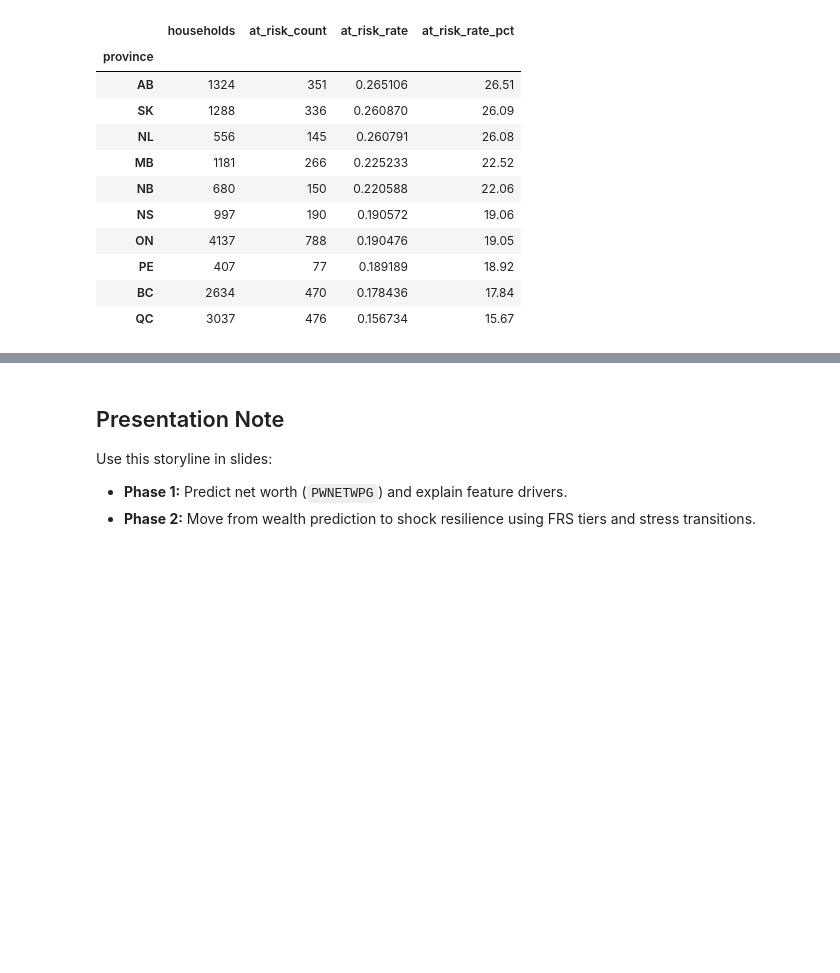
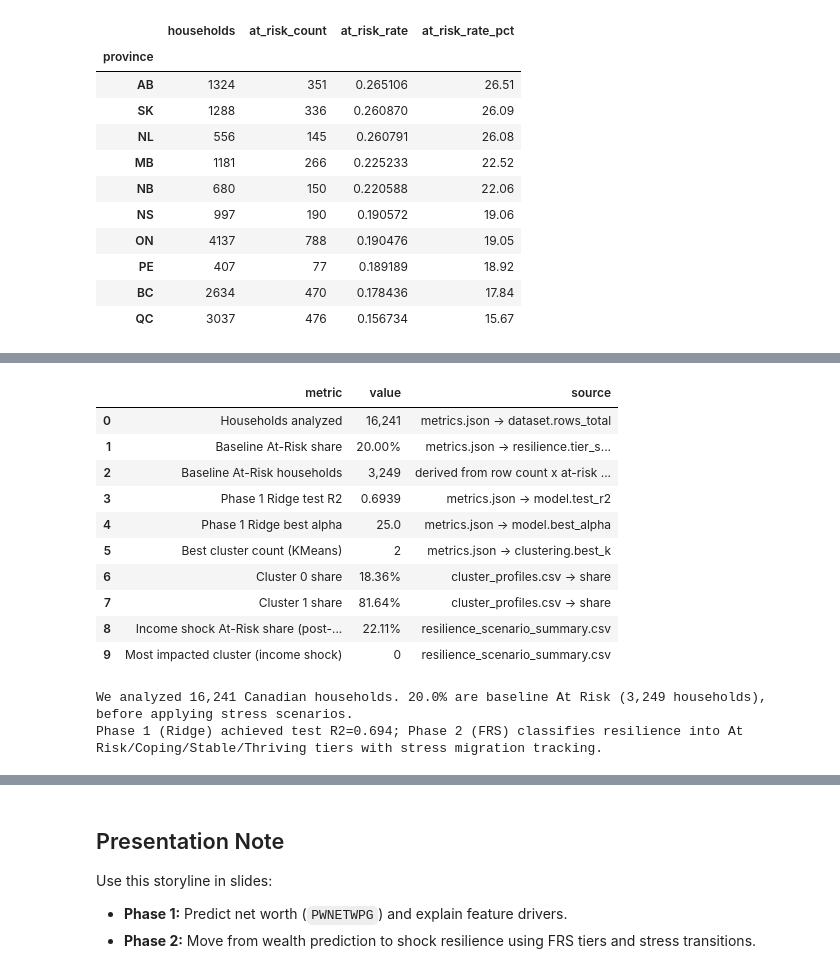
Before and after one commit to JeffMonk888/SSDC_Datathon, a Jupyter notebook: analysis/personal_finance_resilience_executed.ipynb, the cells around one changed output, grey strips where cells are left out. Saved outputs shown, nothing was run; the diff lists cells and outputs as text; code cells hidden in the pictures; blank space fills up the shorter version.

Commit message:
Update Jupyter all info for the slide presentation is here now

```diff
--- a/analysis/personal_finance_resilience_executed.ipynb
+++ b/analysis/personal_finance_resilience_executed.ipynb
@@ -261,0 +271,60 @@ at_risk_by_province
+# %%
+import json
+import pandas as pd
+
+metrics = json.loads((OUTPUT_DIR / 'metrics.json').read_text())
+cluster_profiles = pd.read_csv(OUTPUT_DIR / 'cluster_profiles.csv')
+scenario_summary = pd.read_csv(OUTPUT_DIR / 'resilience_scenario_summary.csv')
+
+rows_total = metrics['dataset']['rows_total']
+at_risk_share = metrics['resilience']['tier_shares']['At Risk']
+at_risk_count = round(rows_total * at_risk_share)
+
+cluster_share_map = dict(zip(cluster_profiles['CLUSTER'], cluster_profiles['share']))
+
+income_shock_row = scenario_summary.loc[scenario_summary['scenario'].str.contains('income_shock')].iloc[0]
+
+slide_facts = pd.DataFrame([
+    {'metric': 'Households analyzed', 'value': f"{rows_total:,}", 'source': 'metrics.json -> dataset.rows_total'},
+    {'metric': 'Baseline At-Risk share', 'value': f"{100*at_risk_share:.2f}%", 'source': 'metrics.json -> resilience.tier_shares.At Risk'},
+    {'metric': 'Baseline At-Risk households', 'value': f"{at_risk_count:,}", 'source': 'derived from row count x at-risk share'},
+    {'metric': 'Phase 1 Ridge test R2', 'value': f"{metrics['model']['test_r2']:.4f}", 'source': 'metrics.json -> model.test_r2'},
+    {'metric': 'Phase 1 Ridge best alpha', 'value': f"{metrics['model']['best_alpha']}", 'source': 'metrics.json -> model.best_alpha'},
+    {'metric': 'Best cluster count (KMeans)', 'value': f"{metrics['clustering']['best_k']}", 'source': 'metrics.json -> clustering.best_k'},
+    {'metric': 'Cluster 0 share', 'value': f"{100*cluster_share_map.get(0, float('nan')):.2f}%", 'source': 'cluster_profiles.csv -> share'},
+    {'metric': 'Cluster 1 share', 'value': f"{100*cluster_share_map.get(1, float('nan')):.2f}%", 'source': 'cluster_profiles.csv -> share'},
+    {'metric': 'Income shock At-Risk share (post-shock)', 'value': f"{100*income_shock_row['share_at_risk_post']:.2f}%", 'source': 'resilience_scenario_summary.csv'},
+    {'metric': 'Most impacted cluster (income shock)', 'value': f"{int(income_shock_row['most_impacted_cluster'])}", 'source': 'resilience_scenario_summary.csv'},
+])
+
+slide_facts
+# %% [output]
+|  | metric | value | source |
+| 0 | Households analyzed | 16,241 | metrics.json -> dataset.rows_total |
+| 1 | Baseline At-Risk share | 20.00% | metrics.json -> resilience.tier_s... |
+| 2 | Baseline At-Risk households | 3,249 | derived from row count x at-risk ... |
+| 3 | Phase 1 Ridge test R2 | 0.6939 | metrics.json -> model.test_r2 |
+| 4 | Phase 1 Ridge best alpha | 25.0 | metrics.json -> model.best_alpha |
+| 5 | Best cluster count (KMeans) | 2 | metrics.json -> clustering.best_k |
+| 6 | Cluster 0 share | 18.36% | cluster_profiles.csv -> share |
+| 7 | Cluster 1 share | 81.64% | cluster_profiles.csv -> share |
+| 8 | Income shock At-Risk share (post-... | 22.11% | resilience_scenario_summary.csv |
+| 9 | Most impacted cluster (income shock) | 0 | resilience_scenario_summary.csv |
+# %%
+headline = (
+    f"We analyzed {rows_total:,} Canadian households. "
+    f"{100*at_risk_share:.1f}% are baseline At Risk "
+    f"({at_risk_count:,} households), before applying stress scenarios."
+)
+
+phase_line = (
+    f"Phase 1 (Ridge) achieved test R2={metrics['model']['test_r2']:.3f}; "
+    f"Phase 2 (FRS) classifies resilience into At Risk/Coping/Stable/Thriving tiers "
+    f"with stress migration tracking."
+)
+
+print(headline)
+print(phase_line)
+# %% [output]
+We analyzed 16,241 Canadian households. 20.0% are baseline At Risk (3,249 households), before applying stress scenarios.
+Phase 1 (Ridge) achieved test R2=0.694; Phase 2 (FRS) classifies resilience into At Risk/Coping/Stable/Thriving tiers with stress migration tracking.
```
Also changed, not shown: parts of 2 cells of this notebook, 2 other files.
